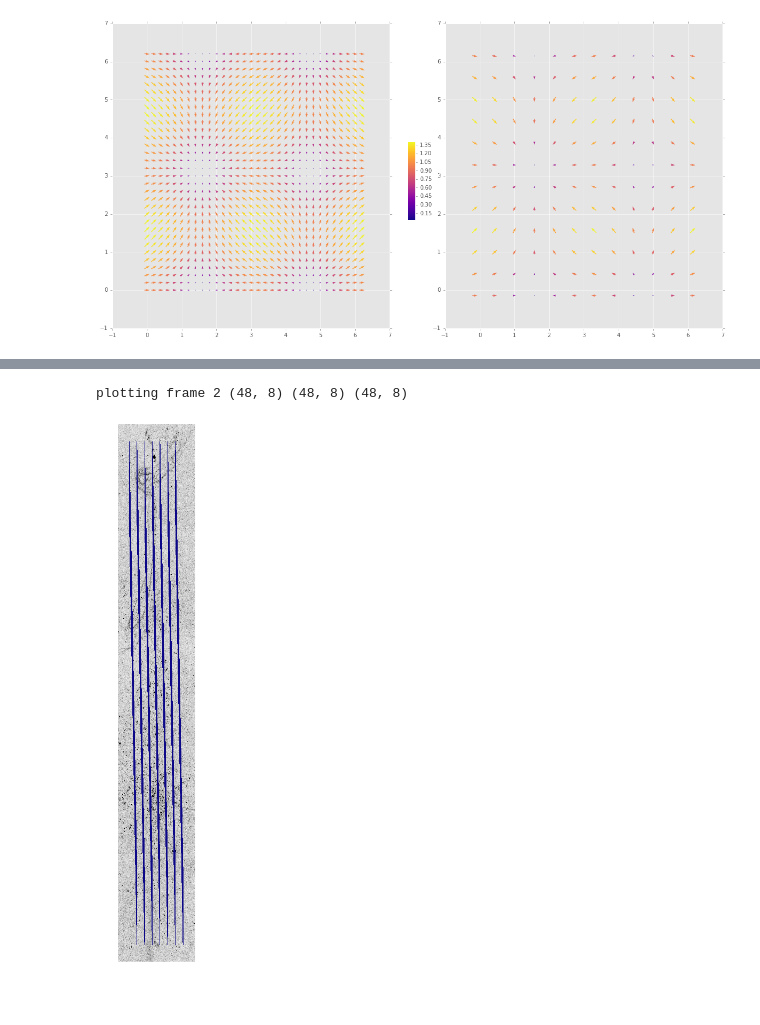
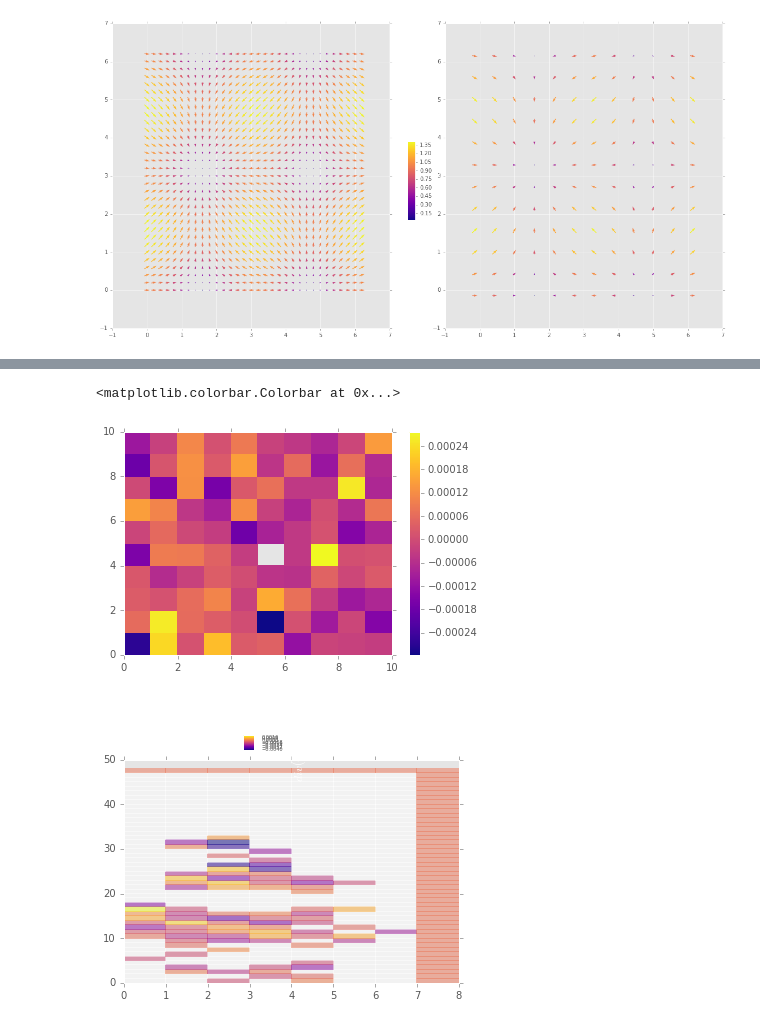
Before and after one commit to amichaut/track_analysis, a Jupyter notebook: analyze_traj.ipynb, the cells around one changed output, grey strips where cells are left out. Saved outputs shown, nothing was run; the diff lists cells and outputs as text; code cells hidden in the pictures.

```diff
--- a/analyze_traj.ipynb
+++ b/analyze_traj.ipynb
@@ -145,6 +100,0 @@ ax.pcolormesh(X,Y,M,cmap=cm.plasma,shading='gouraud',alpha=1)
-# %%
-%run analyze_traj.py
-plot_frame_div(avg_vfield,2,data_dir)
-# %% [output]
-plotting frame 2 (48, 8) (48, 8) (48, 8)
-[figure, removed]
@@ -152,0 +101,22 @@ data=np.random.randn(4,4)
+# %%
+a=np.random.randn(10,10)*1e-4
+a[4,5]=np.nan
+cmap=cm.plasma
+cmap.set_bad('w',alpha=0)
+masked_array = np.ma.array (a, mask=np.isnan(a))
+A=pcolormesh(masked_array,cmap=cmap)
+colorbar(A)
+# %% [output]
+<matplotlib.colorbar.Colorbar at 0x...>
+[figure, added]
+# %%
+fig=figure(frameon=False); ax=gca()
+div_masked = np.ma.array (div, mask=np.isnan(div))
+cmap=cm.plasma; cmap.set_bad('w',alpha=0) #set NAN transparent
+C=ax.pcolormesh(div_masked[1:-1,1:-1],cmap=cmap,alpha=0.5)
+cbaxes = fig.add_axes([0.4, 0.935, 0.025, 0.05])
+cbar = fig.colorbar(C,cax = cbaxes,label='$div(\overrightarrow{v})\ (min^{-1})$')
+cbaxes.tick_params(labelsize=5,color='w')
+cbaxes.yaxis.label.set_color('white')
+# %% [output]
+[figure, added]
```
Also changed, not shown: parts of 8 cells of this notebook, 1 other file.
